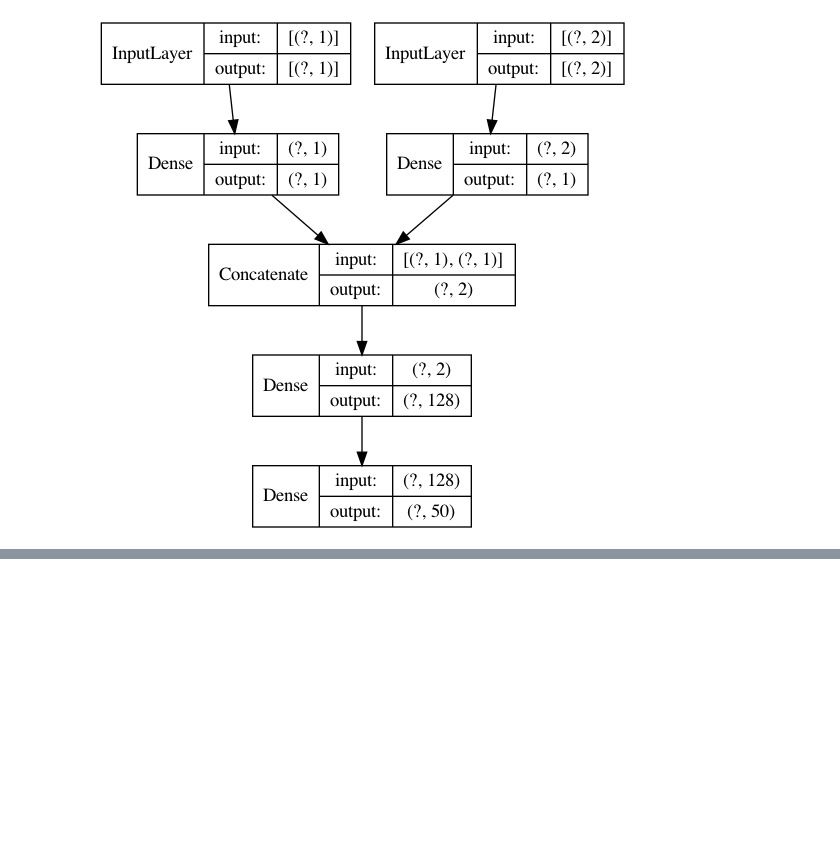
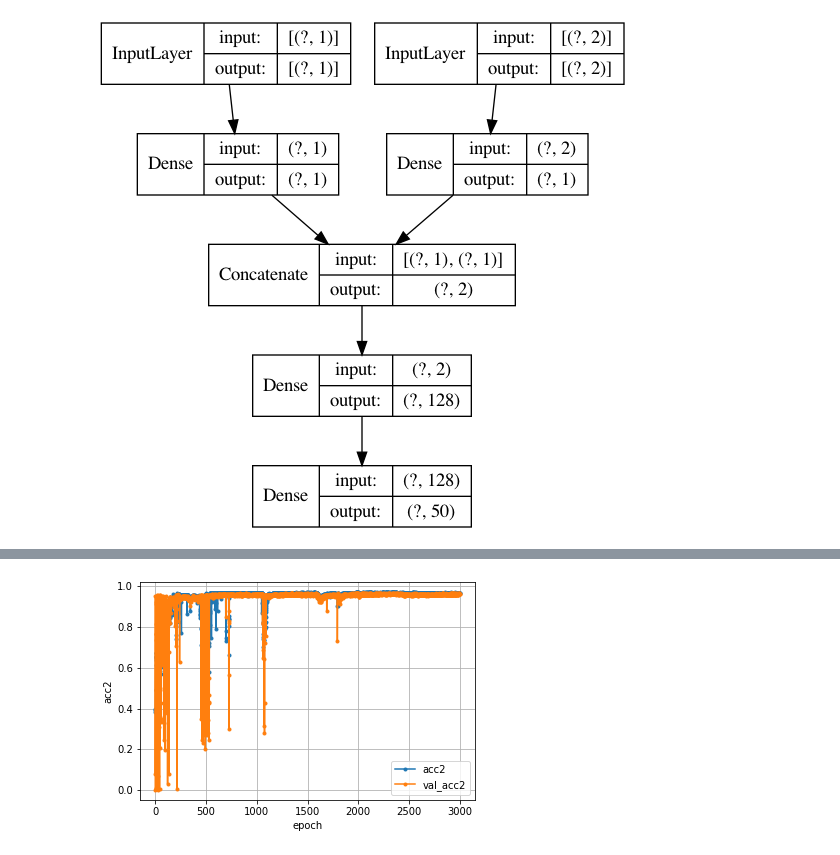
Before and after one commit to shirafuji/graduation_thesis, a Jupyter notebook: machine_learning/forward_analysis.ipynb, the cells around one changed output, grey strips where cells are left out. Drawn from its saved outputs; the diff is of its cells as text; code cells hidden in the pictures; blank space fills up the shorter version.

```diff
--- a/machine_learning/forward_analysis.ipynb
+++ b/machine_learning/forward_analysis.ipynb
@@ -211,0 +324,15 @@ print(predict[0]-y_test[0])
+# %%
+# 学習経過の可視化(大きさ)
+acc2     = history2.history['acc']
+val_acc2 = history2.history['val_acc']
+
+nb_epoch = len(acc2)
+plt.plot(range(nb_epoch), acc2,     marker='.', label='acc2')
+plt.plot(range(nb_epoch), val_acc2, marker='.', label='val_acc2')
+plt.legend(loc='best', fontsize=10)
+plt.grid()
+plt.xlabel('epoch')
+plt.ylabel('acc2')
+plt.show()
+# %% [output]
+[figure, added]
```
Also changed, not shown: parts of 18 cells of this notebook, 1 other file.
